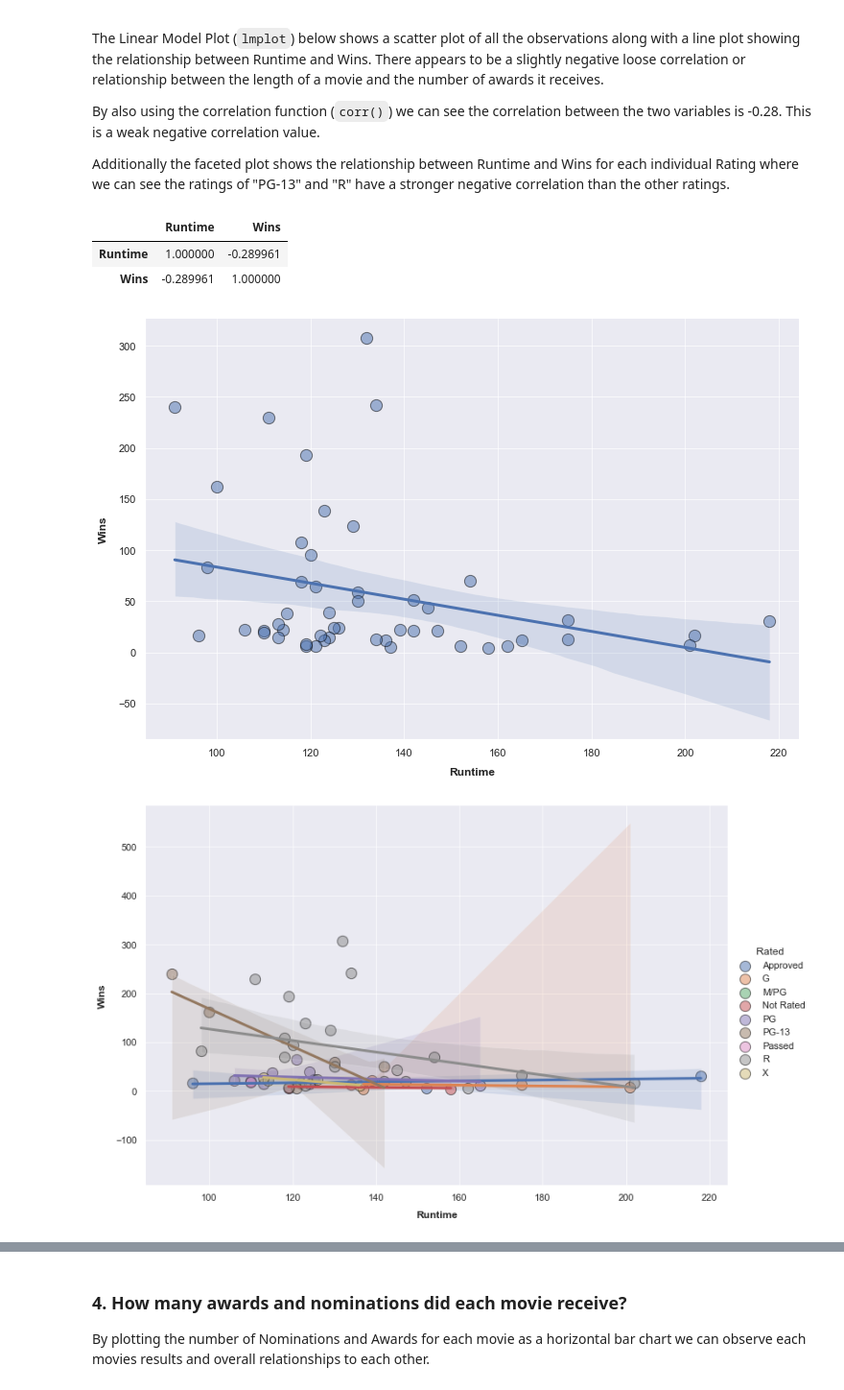
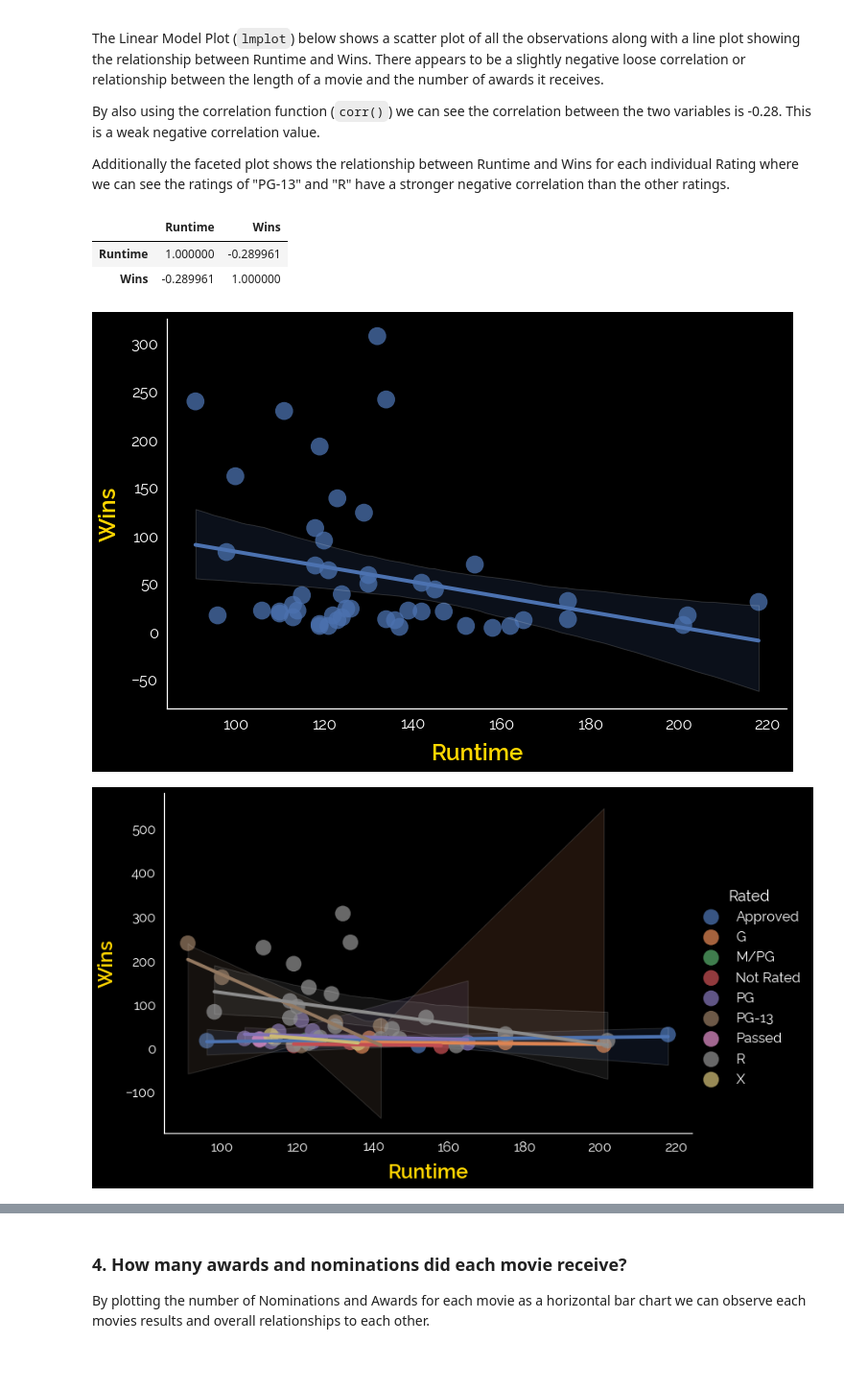
Before and after one commit to danpoynor/omdb-api-data-analysis, a Jupyter notebook: movie_analysis.ipynb, the cells around one changed output, grey strips where cells are left out. Shown at 96% size. Saved outputs shown, nothing was run; the diff lists cells and outputs as text; code cells hidden in the pictures; blank space fills up the shorter version.

Commit message:
Use custom theme for lmplots()

```diff
--- a/movie_analysis.ipynb
+++ b/movie_analysis.ipynb
@@ -355,14 +355,14 @@ theme_for_bar_charts = {
 sns.set_theme(style='dark', font_scale = 1.5, rc=theme_for_bar_charts)
 
 scatter_dots = {
-  's': 150,
-  'edgecolor': 'black',
-  'linewidth': 1,
-  'alpha': 0.5
+  's': 350,
+  'edgecolor': 'none',
+  'linewidth': 2,
+  'alpha': 0.75
 }
 
 line_style = {
-  'lw': 3,
+  'lw': 4,
 }
 # %% [markdown]
 ## Data Analysis
@@ -432,9 +432,6 @@ movie_runtimes_and_wins = df[["Title", "Runtime", "Wins", "Rated"]].sort_values(
 # lmplot() seems to like float values better than int sometimes
 movie_runtimes_and_wins["Runtime"] = movie_runtimes_and_wins["Runtime"].astype(float)
 movie_runtimes_and_wins["Wins"] = movie_runtimes_and_wins["Wins"].astype(float)
-
-# Reset to theme defaults
-sns.set_theme()
 
 # Plot general runtime vs wins
 sns.lmplot(
@@ -450,32 +447,32 @@ sns.lmplot(
 # Plot runtime vs wins for each movie rating
 sns.lmplot(
   x='Runtime',
   y='Wins',
   data=movie_runtimes_and_wins,
   hue="Rated",
   height=7,
   aspect=1.5,
   scatter_kws=scatter_dots,
   line_kws=line_style,
 )
 
 # Plot facet grid of runtime vs wins for each movie rating
 g = sns.lmplot(
   x='Runtime',
   y='Wins',
   data=movie_runtimes_and_wins,
   hue="Rated",
   col="Rated",
   scatter_kws=scatter_dots,
   line_kws=line_style,
   truncate=False, # Remove some whitespace around the plots
   col_wrap=3,  # Only show 3 plots per row,
 )
 
 movie_runtimes_and_wins.corr()
 # %% [output]
 |  | Runtime | Wins |
 | Runtime | 1.000000 | -0.289961 |
 | Wins | -0.289961 | 1.000000 |
-[figure, old version]
+[figure, new version]
-[figure, old version]
+[figure, new version]
```
Also changed, not shown: parts of 6 cells of this notebook.
